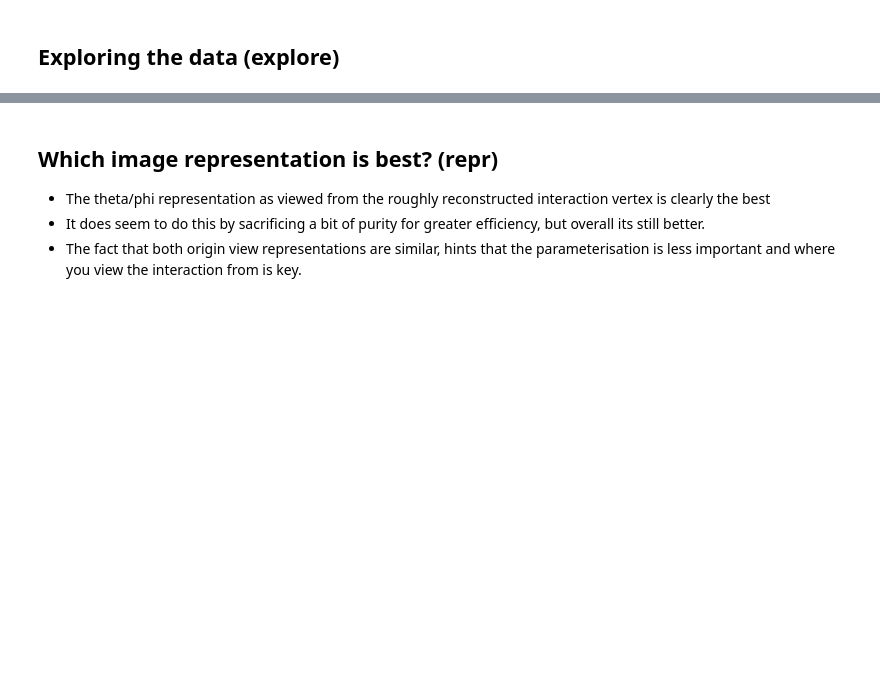
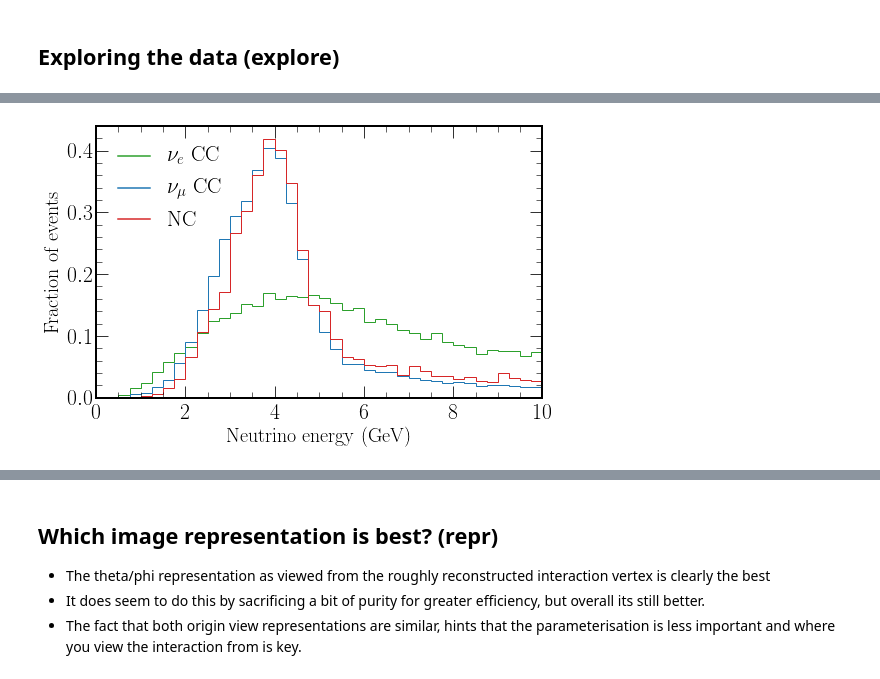
Before and after one commit to chipsneutrino/chips-net, a Jupyter notebook: analysis.ipynb, the cells around one changed output, grey strips where cells are left out. Drawn from its saved outputs; the diff is of its cells as text; code cells hidden in the pictures; blank space fills up the shorter version.

```diff
--- a/analysis.ipynb
+++ b/analysis.ipynb
@@ -194,19 +226,21 @@ chipsnet.plotting.save(save_path + "true_reco_vtx")
 # %%
-line_g = matplotlib.lines.Line2D([], [], c='green')
-line_b = matplotlib.lines.Line2D([], [], c='blue')
-line_r = matplotlib.lines.Line2D([], [], c='red')
+line_g = matplotlib.lines.Line2D([], [], c='tab:green')
+line_b = matplotlib.lines.Line2D([], [], c='tab:blue')
+line_r = matplotlib.lines.Line2D([], [], c='tab:red')
 
 fig, axs = plt.subplots(1, 1, figsize=(8, 5), gridspec_kw={'hspace': 0.3})
 axs.hist(flux_ev[flux_ev["t_comb_cat"] == 0]["t_nu_energy"]/1000, weights=flux_ev[flux_ev["t_comb_cat"] == 0]["w"],
-         range=(0, 10), bins=40, color='green', histtype='step', density=True)
+         range=(0, 10), bins=40, color='tab:green', histtype='step', density=True)
 axs.hist(flux_ev[flux_ev["t_comb_cat"] == 1]["t_nu_energy"]/1000, weights=flux_ev[flux_ev["t_comb_cat"] == 1]["w"],
-         range=(0, 10), bins=40, color='blue', histtype='step', density=True)
+         range=(0, 10), bins=40, color='tab:blue', histtype='step', density=True)
 axs.hist(flux_ev[flux_ev["t_comb_cat"] == 2]["t_nu_energy"]/1000, weights=flux_ev[flux_ev["t_comb_cat"] == 2]["w"],
-         range=(0, 10), bins=40, color='red', histtype='step', density=True)
+         range=(0, 10), bins=40, color='tab:red', histtype='step', density=True)
 axs.legend(loc="upper left", handles=[line_g, line_b, line_r], labels=["$\\nu_{e}$ CC", "$\\nu_{\mu}$ CC", "NC"])
 axs.set_xlabel('Neutrino energy (GeV)', fontsize=20)
 axs.set_ylabel('Fraction of events', fontsize=20)
 chipsnet.plotting.save(save_path + "nu_energies")
+# %% [output]
+[figure, added]
 # %%
 # Setup an images dictionary to hold example images
 image_size = [64, 64]
```
Also changed, not shown: parts of 108 cells of this notebook, 9 other files.
